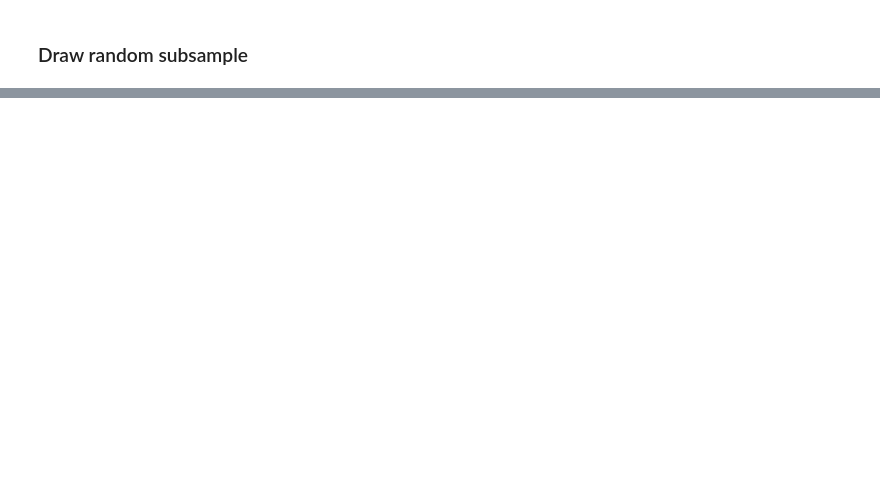
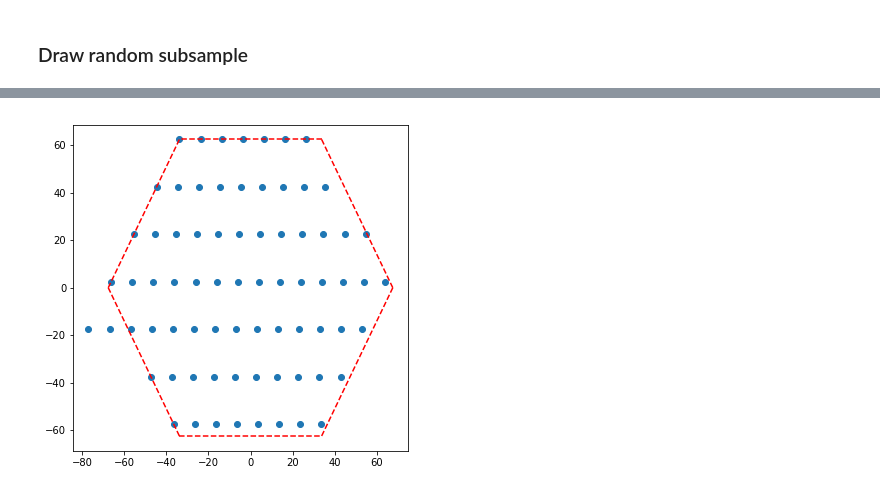
Before and after one commit to lime86/eudaq, a Jupyter notebook: producers/pi/hexa_grid.ipynb, the cells around one changed output, grey strips where cells are left out. Drawn from its saved outputs; the diff is of its cells as text; code cells hidden in the pictures; blank space fills up the shorter version.

```diff
--- a/producers/pi/hexa_grid.ipynb
+++ b/producers/pi/hexa_grid.ipynb
@@ -214,0 +179,9 @@ plt.plot([x1,x2],[y1,y2], 'r--')
+# %%
+plt.figure(figsize = (6,6))
+
+plt.scatter(newpoints_x, newpoints_y)
+#plt.scatter(points[0,:20],points[1,:20])
+
+plotHexa()
+# %% [output]
+[figure, added]
```
Also changed, not shown: parts of 13 cells of this notebook.
